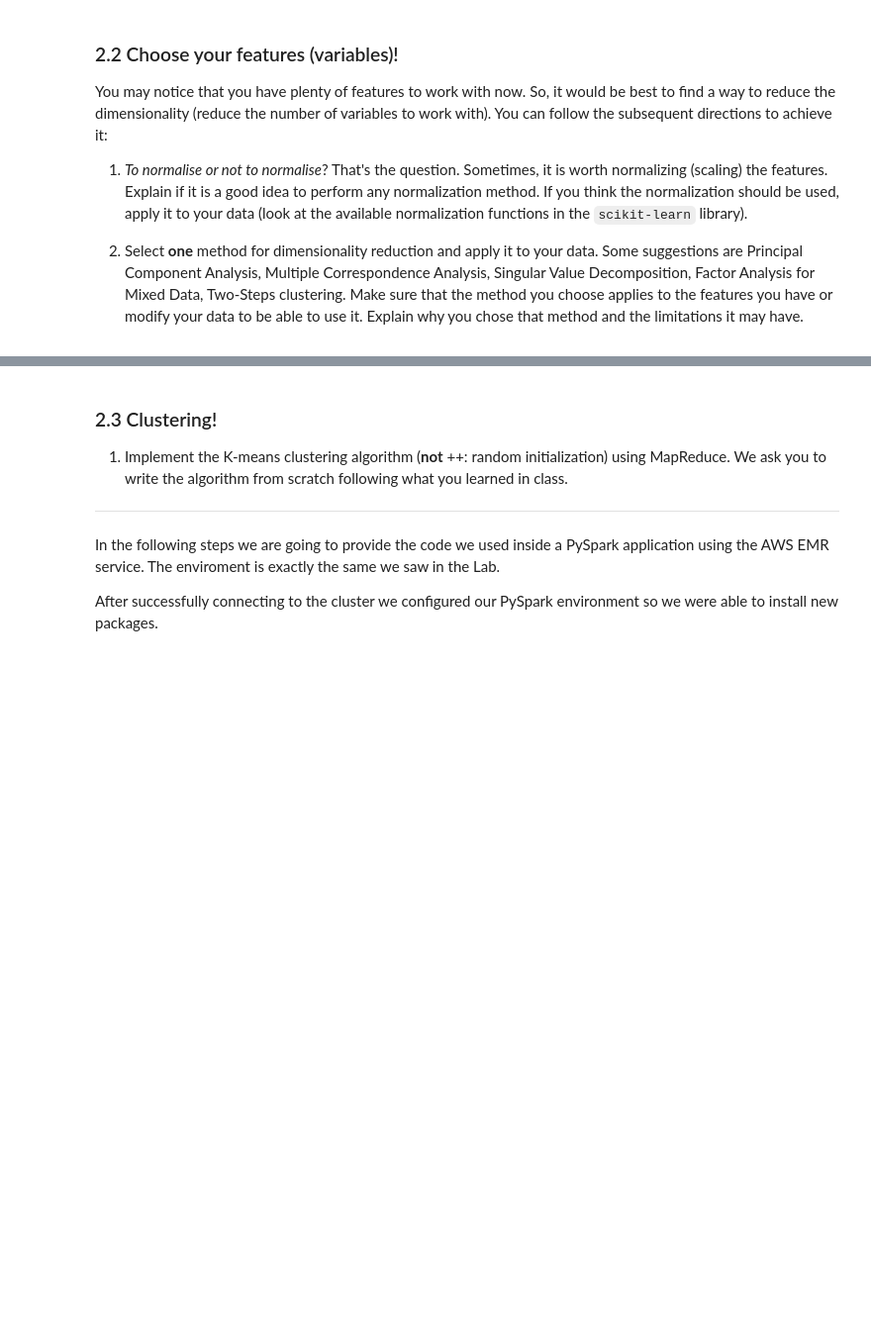
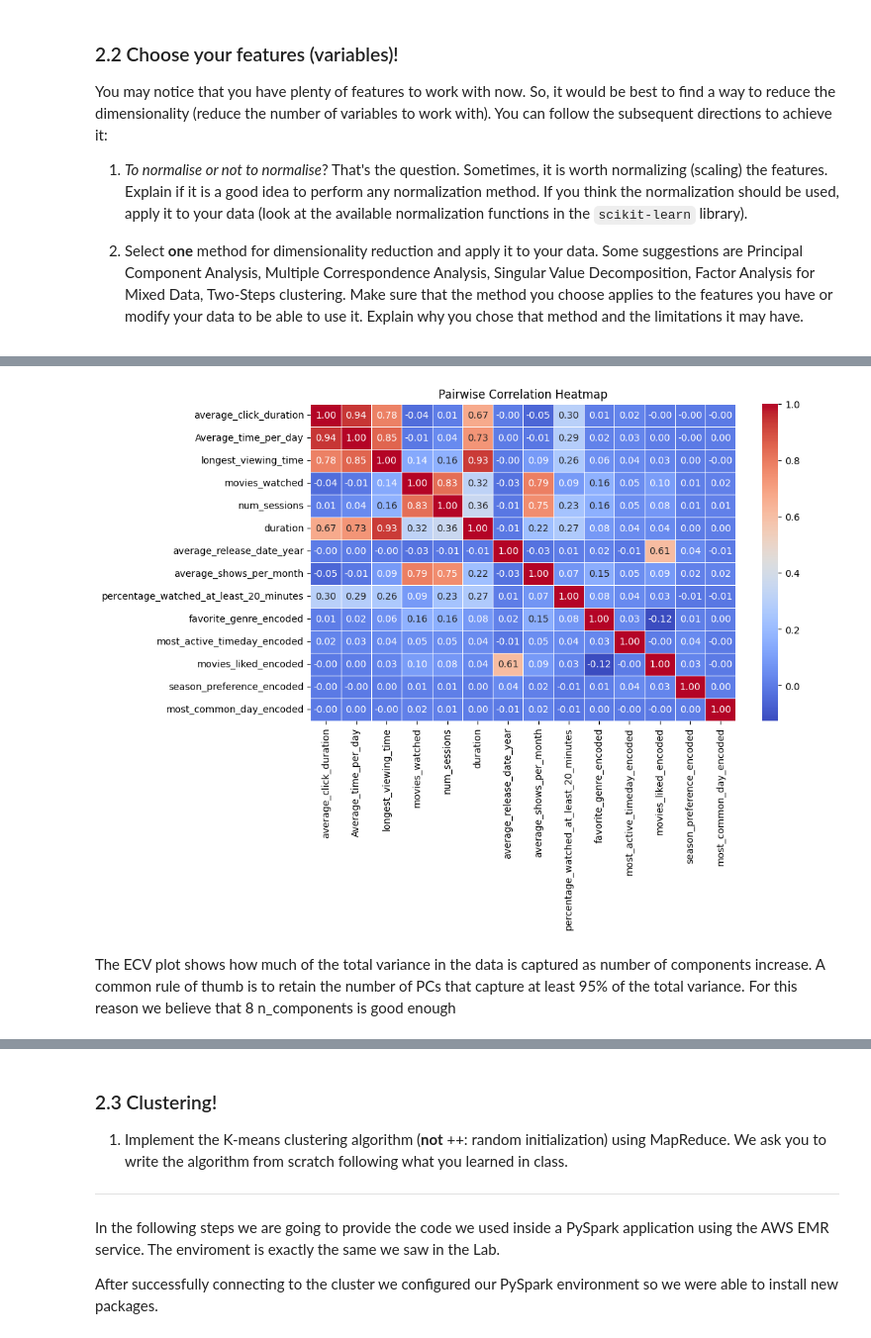
Before and after one commit to JesterProphet/ADM-HW4, a Jupyter notebook: main.ipynb, the cells around one changed output, grey strips where cells are left out. Shown: that part at 99% size. Cells and saved outputs as stored; diff of their text form; code cells hidden in the pictures; blank space fills up the shorter version.

```diff
--- a/main.ipynb
+++ b/main.ipynb
@@ -467,0 +848,21 @@ You may notice that you have plenty of features to work with now. So, it would b
+# %%
+import seaborn as sns
+import matplotlib.pyplot as plt
+
+# Assuming df is your DataFrame
+# Include only numerical columns for correlation analysis
+numerical_columns = user_df.select_dtypes(include=['float64', 'int64']).columns
+df_numeric = user_df[numerical_columns]
+
+# Calculate pairwise correlation
+correlation_matrix = df_numeric.corr()
+
+# Plot a heatmap
+plt.figure(figsize=(10, 6))
+sns.heatmap(correlation_matrix, annot=True, cmap='coolwarm', fmt='.2f', linewidths=.5)
+plt.title('Pairwise Correlation Heatmap')
+plt.show()
+# %% [output]
+[figure, added]
+# %% [markdown]
+The ECV plot shows how much of the total variance in the data is captured as number of components increase. A common rule of thumb is to retain the number of PCs that capture at least 95% of the total variance. For this reason we believe that 8 n_components is good enough
```
Also changed, not shown: parts of 43 cells of this notebook, 1 other file.
